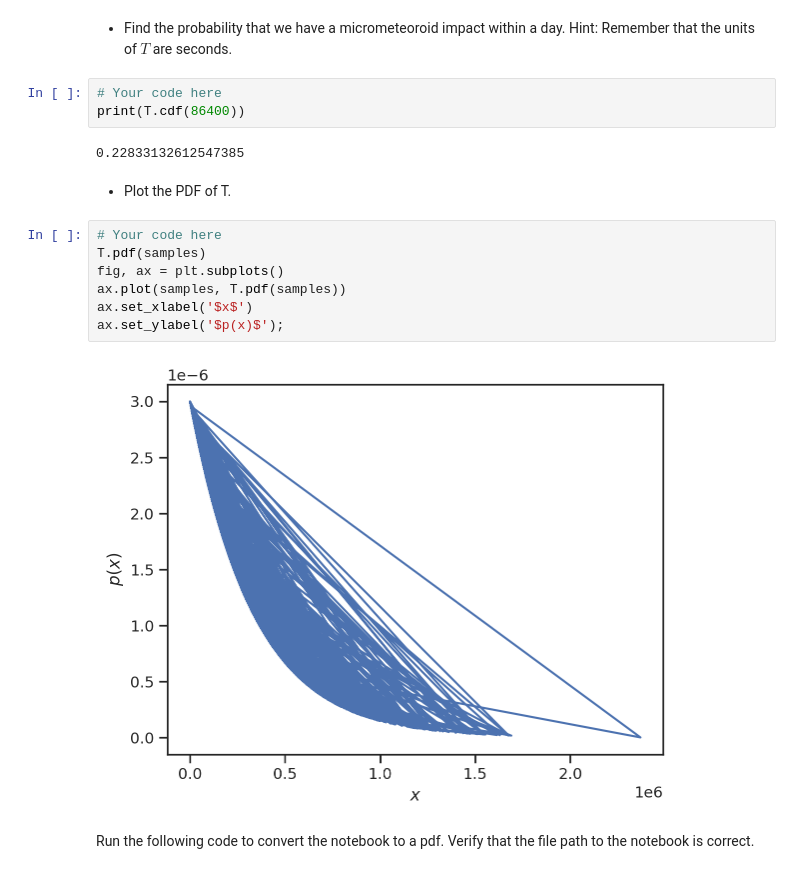
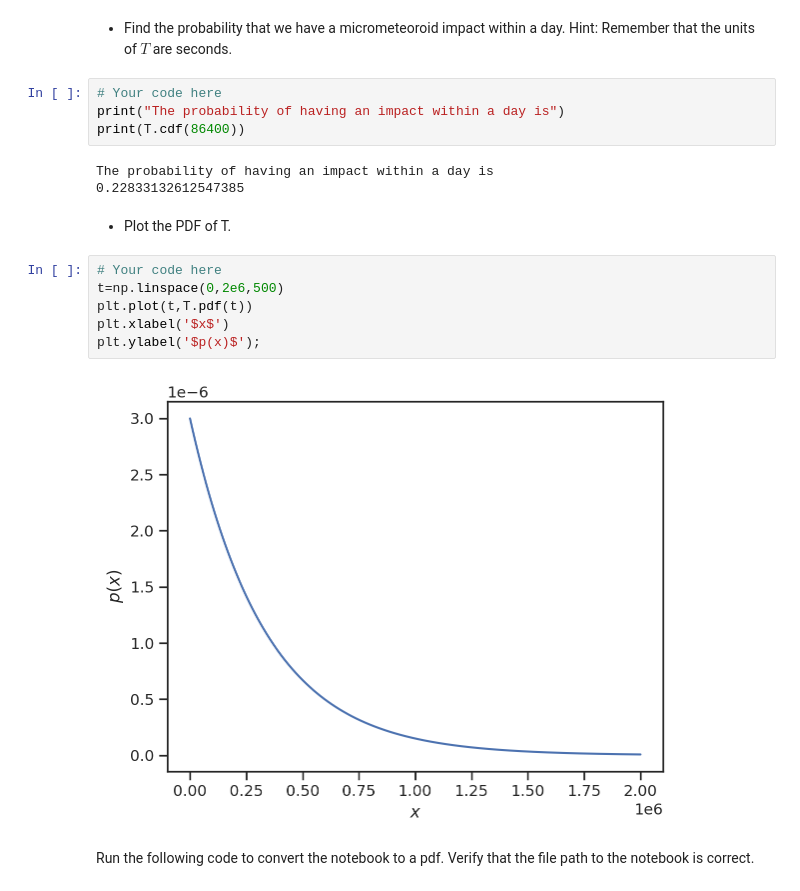
Before and after one commit to Pkuna28/homework, a Jupyter notebook: lecture10/homework_10.ipynb, the cells around one changed output. Drawn from its saved outputs; the diff is of its cells as text.

```diff
--- a/lecture10/homework_10.ipynb
+++ b/lecture10/homework_10.ipynb
@@ -179,20 +179,21 @@ plt.ylabel('$p(x)$');
 Hint: Remember that the units of $T$ are seconds.
 # %%
 # Your code here
+print("The probability of having an impact within a day is")
 print(T.cdf(86400))
 # %% [output]
+The probability of having an impact within a day is
 0.22833132612547385
 # %% [markdown]
 + Plot the PDF of T.
 # %%
 # Your code here
-T.pdf(samples)
-fig, ax = plt.subplots()
-ax.plot(samples, T.pdf(samples))
-ax.set_xlabel('$x$')
-ax.set_ylabel('$p(x)$');
+t=np.linspace(0,2e6,500)
+plt.plot(t,T.pdf(t))
+plt.xlabel('$x$')
+plt.ylabel('$p(x)$');
 # %% [output]
-[figure, old version]
+[figure, new version]
 # %% [markdown]
 Run the following code to convert the notebook to a pdf. Verify that the file path to the notebook is correct.
 # %%
```
Also changed, not shown: parts of 4 cells of this notebook.
